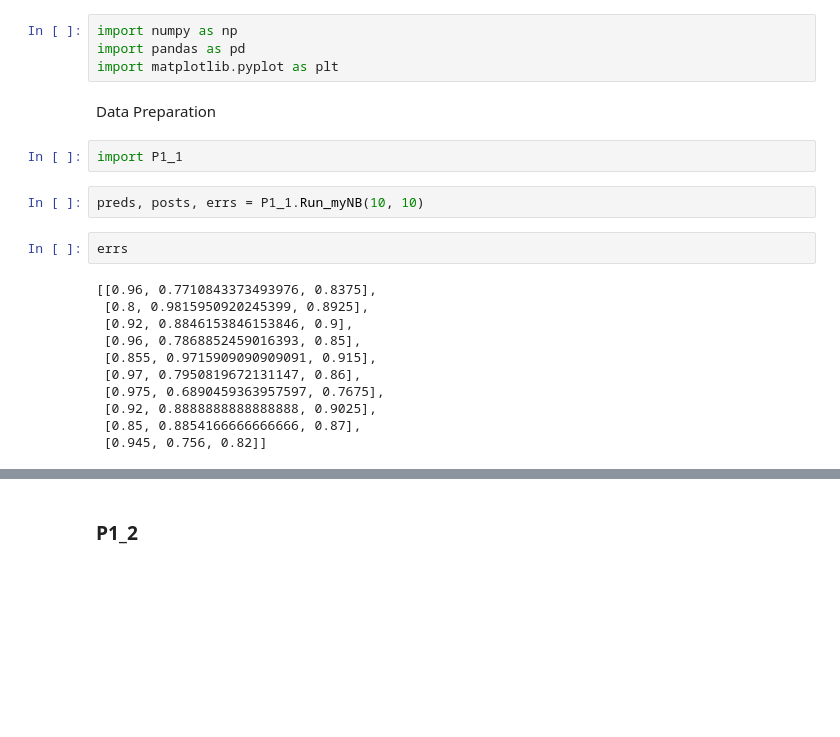
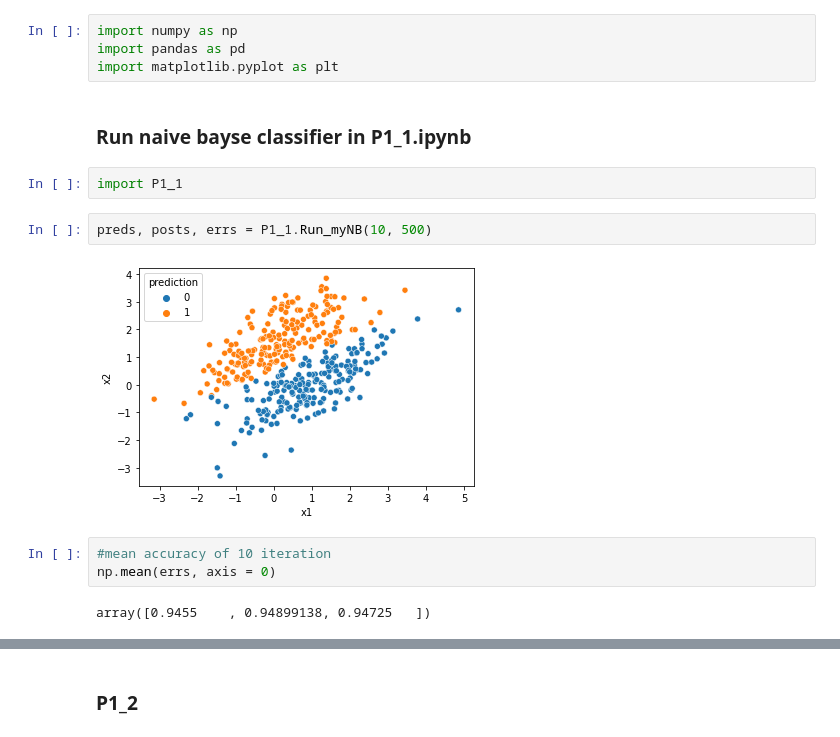
Before and after one commit to mglee815/Data_Mining, a Jupyter notebook: HW3/P1.ipynb, the cells around one changed output, grey strips where cells are left out. Cells and saved outputs as stored; diff of their text form; blank space fills up the shorter version.

```diff
--- a/HW3/P1.ipynb
+++ b/HW3/P1.ipynb
@@ -2,22 +2,16 @@
 import numpy as np
 import pandas as pd
 import matplotlib.pyplot as plt
-# %% [markdown]
-Data Preparation
+# %% [markdown]
+### Run naive bayse classifier in P1_1.ipynb
 # %%
 import P1_1
 # %%
-preds, posts, errs = P1_1.Run_myNB(10, 10)
+preds, posts, errs = P1_1.Run_myNB(10, 500)
+# %% [output]
+[figure, added]
-# %%
-errs
-# %% [output]
-[[0.96, 0.7710843373493976, 0.8375],
- [0.8, 0.9815950920245399, 0.8925],
- [0.92, 0.8846153846153846, 0.9],
- [0.96, 0.7868852459016393, 0.85],
- [0.855, 0.9715909090909091, 0.915],
- [0.97, 0.7950819672131147, 0.86],
- [0.975, 0.6890459363957597, 0.7675],
- [0.92, 0.8888888888888888, 0.9025],
- [0.85, 0.8854166666666666, 0.87],
- [0.945, 0.756, 0.82]]
+# %%
+#mean accuracy of 10 iteration
+np.mean(errs, axis = 0)
+# %% [output]
+array([0.9455    , 0.94899138, 0.94725   ])
```
Also changed, not shown: parts of 11 cells of this notebook, 6 other files.
